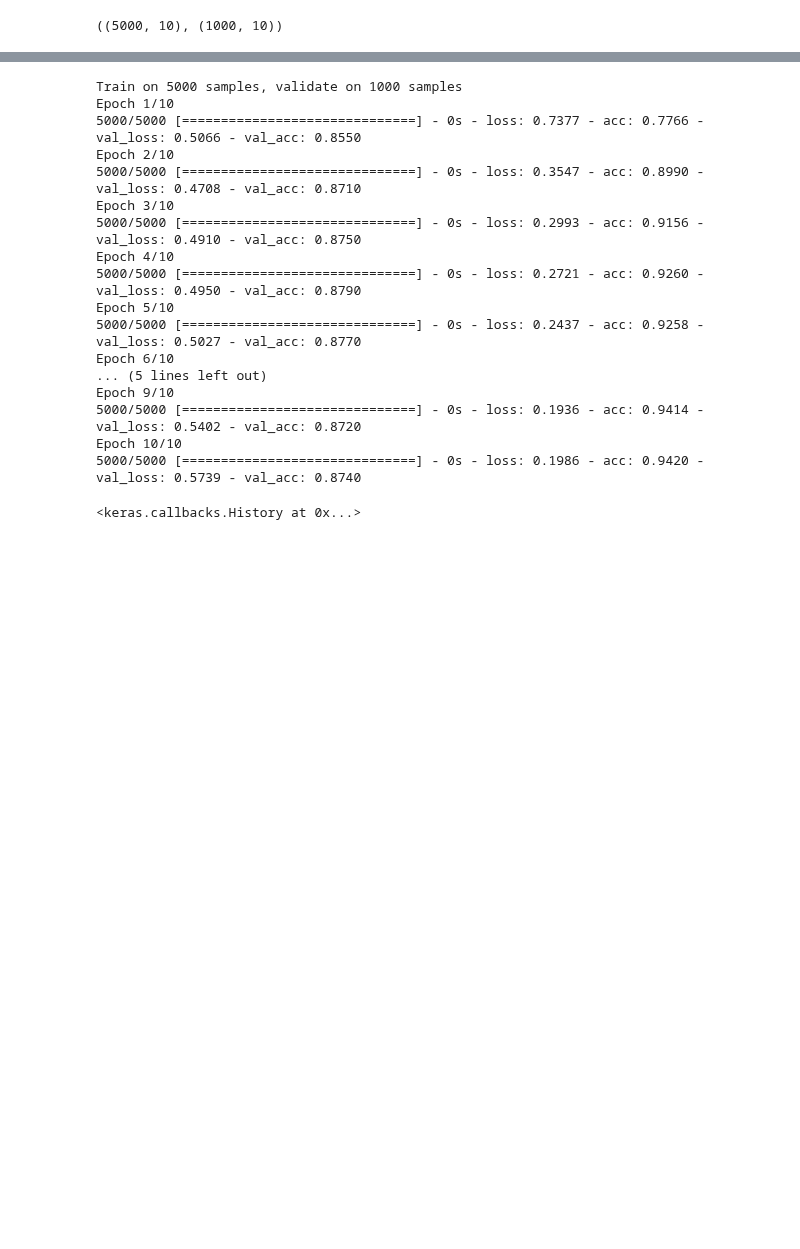
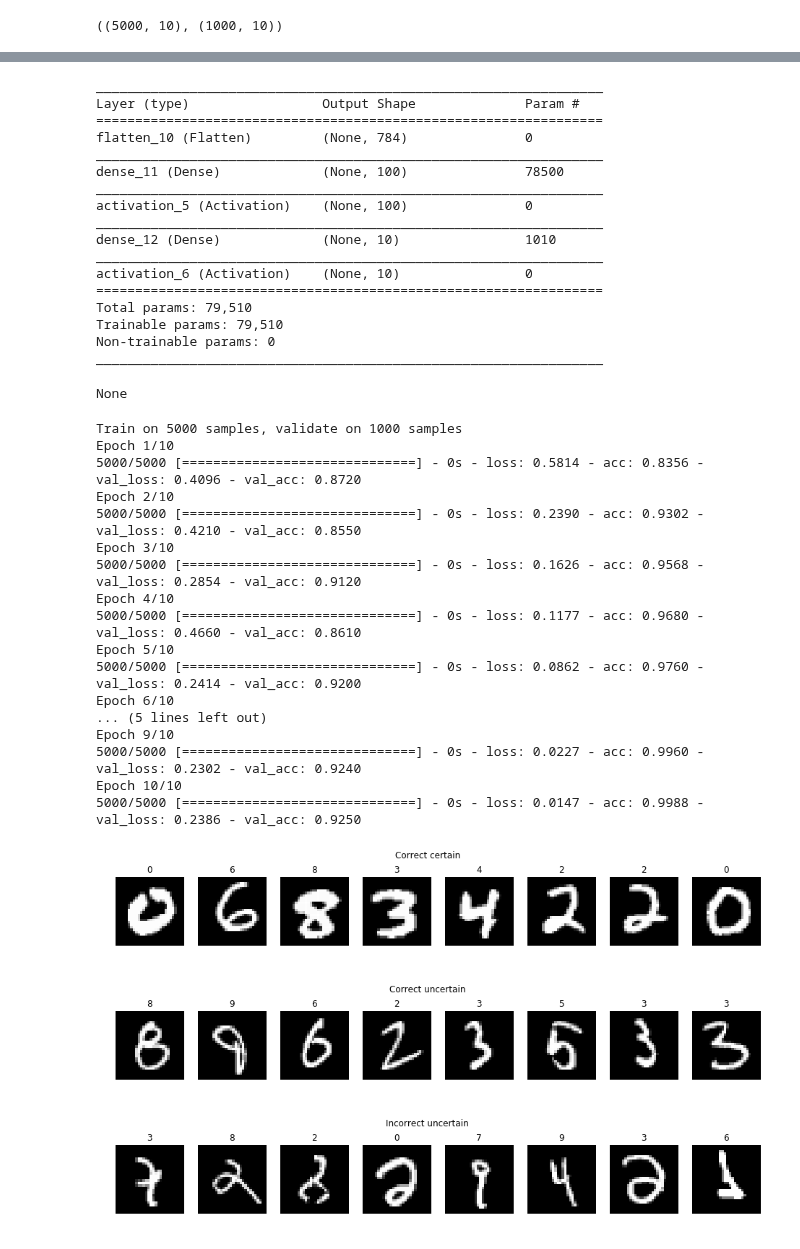
Before and after one commit to mskrajnowski/2017-ml-lunch, a Jupyter notebook: mnist.ipynb, the cells around one changed output, grey strips where cells are left out. Cells and saved outputs as stored; diff of their text form; code cells hidden in the pictures; blank space fills up the shorter version.

```diff
--- a/mnist.ipynb
+++ b/mnist.ipynb
@@ -187,32 +199,50 @@ _________________________________________________________________
-# %%
-model_3.fit(x_train, y_train, validation_data=(x_test, y_test), epochs=10)
-# %% [output]
-Train on 5000 samples, validate on 1000 samples
-Epoch 1/10
-5000/5000 [==============================] - 0s - loss: 0.7377 - acc: 0.7766 - val_loss: 0.5066 - val_acc: 0.8550
-Epoch 2/10
-5000/5000 [==============================] - 0s - loss: 0.3547 - acc: 0.8990 - val_loss: 0.4708 - val_acc: 0.8710
-Epoch 3/10
-5000/5000 [==============================] - 0s - loss: 0.2993 - acc: 0.9156 - val_loss: 0.4910 - val_acc: 0.8750
-Epoch 4/10
-5000/5000 [==============================] - 0s - loss: 0.2721 - acc: 0.9260 - val_loss: 0.4950 - val_acc: 0.8790
-Epoch 5/10
-5000/5000 [==============================] - 0s - loss: 0.2437 - acc: 0.9258 - val_loss: 0.5027 - val_acc: 0.8770
-Epoch 6/10
-... (5 lines left out)
-Epoch 9/10
-5000/5000 [==============================] - 0s - loss: 0.1936 - acc: 0.9414 - val_loss: 0.5402 - val_acc: 0.8720
-Epoch 10/10
-5000/5000 [==============================] - 0s - loss: 0.1986 - acc: 0.9420 - val_loss: 0.5739 - val_acc: 0.8740
-<keras.callbacks.History at 0x...>
 # %%
-model = Sequential([
+build_train_evaluate_model([
     Flatten(input_shape=(28, 28)),
-    Dense(100, activation='relu'),
-    Dense(10, activation='softmax'),
-])
-model.compile(
-    optimizer='nadam',
-    loss='categorical_crossentropy',
-    metrics=['accuracy'],
-)
+
+    # hidden layer
+    Dense(100),
+    Activation('relu'),
+
+    Dense(10),
+    Activation('softmax'),
+]);
+# %% [output]
+_________________________________________________________________
+Layer (type)                 Output Shape              Param #
+=================================================================
+flatten_10 (Flatten)         (None, 784)               0
+_________________________________________________________________
+dense_11 (Dense)             (None, 100)               78500
+_________________________________________________________________
+activation_5 (Activation)    (None, 100)               0
+_________________________________________________________________
+dense_12 (Dense)             (None, 10)                1010
+_________________________________________________________________
+activation_6 (Activation)    (None, 10)                0
+=================================================================
+Total params: 79,510
+Trainable params: 79,510
+Non-trainable params: 0
+_________________________________________________________________
+None
+Train on 5000 samples, validate on 1000 samples
+Epoch 1/10
+5000/5000 [==============================] - 0s - loss: 0.5814 - acc: 0.8356 - val_loss: 0.4096 - val_acc: 0.8720
+Epoch 2/10
+5000/5000 [==============================] - 0s - loss: 0.2390 - acc: 0.9302 - val_loss: 0.4210 - val_acc: 0.8550
+Epoch 3/10
+5000/5000 [==============================] - 0s - loss: 0.1626 - acc: 0.9568 - val_loss: 0.2854 - val_acc: 0.9120
+Epoch 4/10
+5000/5000 [==============================] - 0s - loss: 0.1177 - acc: 0.9680 - val_loss: 0.4660 - val_acc: 0.8610
+Epoch 5/10
+5000/5000 [==============================] - 0s - loss: 0.0862 - acc: 0.9760 - val_loss: 0.2414 - val_acc: 0.9200
+Epoch 6/10
+... (5 lines left out)
+Epoch 9/10
+5000/5000 [==============================] - 0s - loss: 0.0227 - acc: 0.9960 - val_loss: 0.2302 - val_acc: 0.9240
+Epoch 10/10
+5000/5000 [==============================] - 0s - loss: 0.0147 - acc: 0.9988 - val_loss: 0.2386 - val_acc: 0.9250
+[figure, added]
+[figure, added]
+[figure, added]
```
Also changed, not shown: parts of 27 cells of this notebook.
